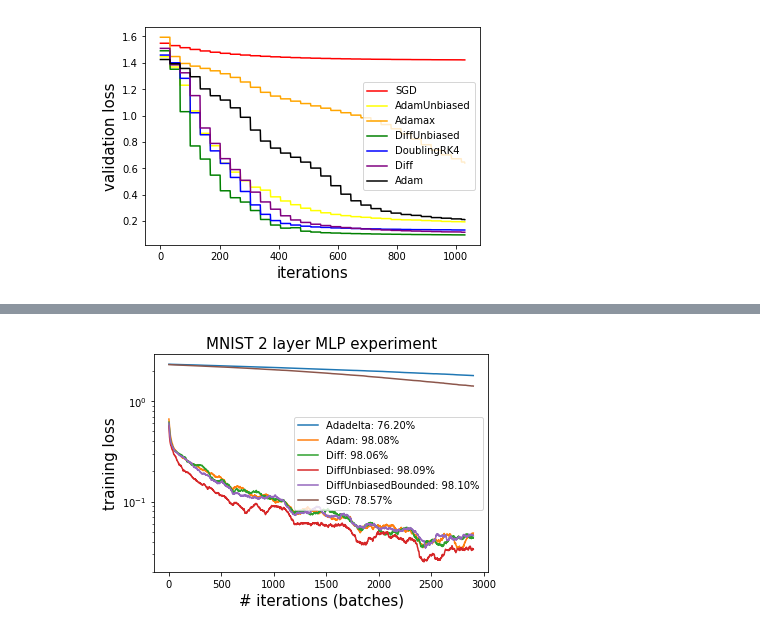
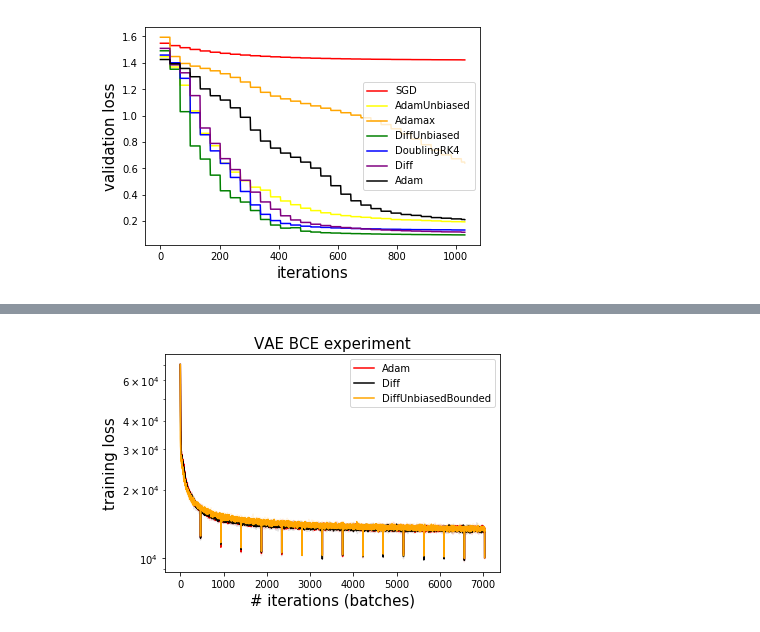
Before and after one commit to nathanwang000/MTL, a Jupyter notebook: RK4.ipynb, the cells around one changed output, grey strips where cells are left out. Saved outputs shown, nothing was run; the diff lists cells and outputs as text; code cells hidden in the pictures.

```diff
--- a/RK4.ipynb
+++ b/RK4.ipynb
@@ -254,18 +367,25 @@ plt.show()
 # %%
 import glob
+from lib.utils import smooth
 from sklearn.externals import joblib
 import numpy as np
-from lib.utils import smooth
 
-for fn in sorted(glob.glob('/data/jiaxuan/2019/pytorch-tutorial/tutorials/01-basics/feedforward_neural_network/logistic_regression_trloss/*.train_losses')):
+colors = {
+    'Adam': 'g',
+    'SGD': 'r',
+    'Diff': 'orange',
+}
+for fn in sorted(glob.glob('/data2/jiaxuan/2019/pytorch_tutorial_fork/tutorials/02-intermediate/deep_residual_network/old_train_loss/1/*.train_losses')):
     k = fn.split('/')[-1].split('.')[0]
-    acc = '.'.join(fn.split('/')[-1].split('.')[1:-1])
-    train_losses = joblib.load(fn)
+    if k in ['Adam', 'Diff', 'SGD']:
+        acc = '.'.join(fn.split('/')[-1].split('.')[1:-1])
+        train_losses = joblib.load(fn)
 
-    plt.semilogy(smooth(train_losses,100), label='{}: {}%'.format(k, acc))
+        #plt.plot(smooth(train_losses,100), label='{}: {}%'.format(k, acc))
+        plt.semilogy(smooth(train_losses,400), label='{}: {}%'.format(k, acc), color=colors[k])
 
 plt.legend()
-plt.title('MNIST logistic regression experiment', fontsize=15)
+plt.title('CIFAR-10 Resnet experiment', fontsize=15)
 plt.ylabel('training loss', fontsize=15)
 plt.xlabel('# iterations (batches)', fontsize=15)
 plt.show()
@@ -277,15 +511,29 @@ from lib.utils import smooth
 from sklearn.externals import joblib
 import numpy as np
 
-for fn in sorted(glob.glob('/data/jiaxuan/2019/pytorch-tutorial/tutorials/01-basics/feedforward_neural_network/two_layer_trloss/*.train_losses')):
+# collect
+res = {}
+accs = {}
+for fn in sorted(glob.glob('/data2/jiaxuan/2019/pytorch_tutorial_fork/tutorials/03-advanced/variational_autoencoder/train_loss/*.train_losses')):
     k = fn.split('/')[-1].split('.')[0]
-    acc = '.'.join(fn.split('/')[-1].split('.')[1:-1])
-    train_losses = joblib.load(fn)
+    if not res.get(k):
+        res[k] = []
+        accs[k] = []
+    res[k].append(smooth(joblib.load(fn), 1))
+    acc = float('.'.join(fn.split('/')[-1].split('.')[1:-1]))
+    accs[k].append(acc)
 
-    plt.semilogy(smooth(train_losses,100), label='{}: {}%'.format(k, acc))
+# report
+colors = ['red', 'black', 'orange', 'g', 'blue', 'yellow', 'purple', 'pink', 'brown', 'cyan', 'red']
+for i, (k, v) in enumerate(sorted(res.items())):
+    print('{} loss: {:.2f} ({:.2f})'.format(k, np.mean(accs[k]), np.std(accs[k])))
+    plt.semilogy(np.percentile(v, 50, 0), label=k, c=colors[i])
+    plt.semilogy(np.percentile(v, 25, 0), alpha=0.1, c=colors[i])
+    plt.semilogy(np.percentile(v, 75, 0), alpha=0.1, c=colors[i])
 
+print('Graph averaged over {} runs'.format(len(v)))
 plt.legend()
-plt.title('MNIST 2 layer MLP experiment', fontsize=15)
+plt.title('VAE BCE experiment', fontsize=15)
 plt.ylabel('training loss', fontsize=15)
 plt.xlabel('# iterations (batches)', fontsize=15)
 plt.show()
@@ -293,4 +545,4 @@ plt.show()
-[figure, old version]
+[figure, new version]
 # %%
 import glob
 from lib.utils import smooth
```
Also changed, not shown: parts of 17 cells of this notebook, 1 other file.
